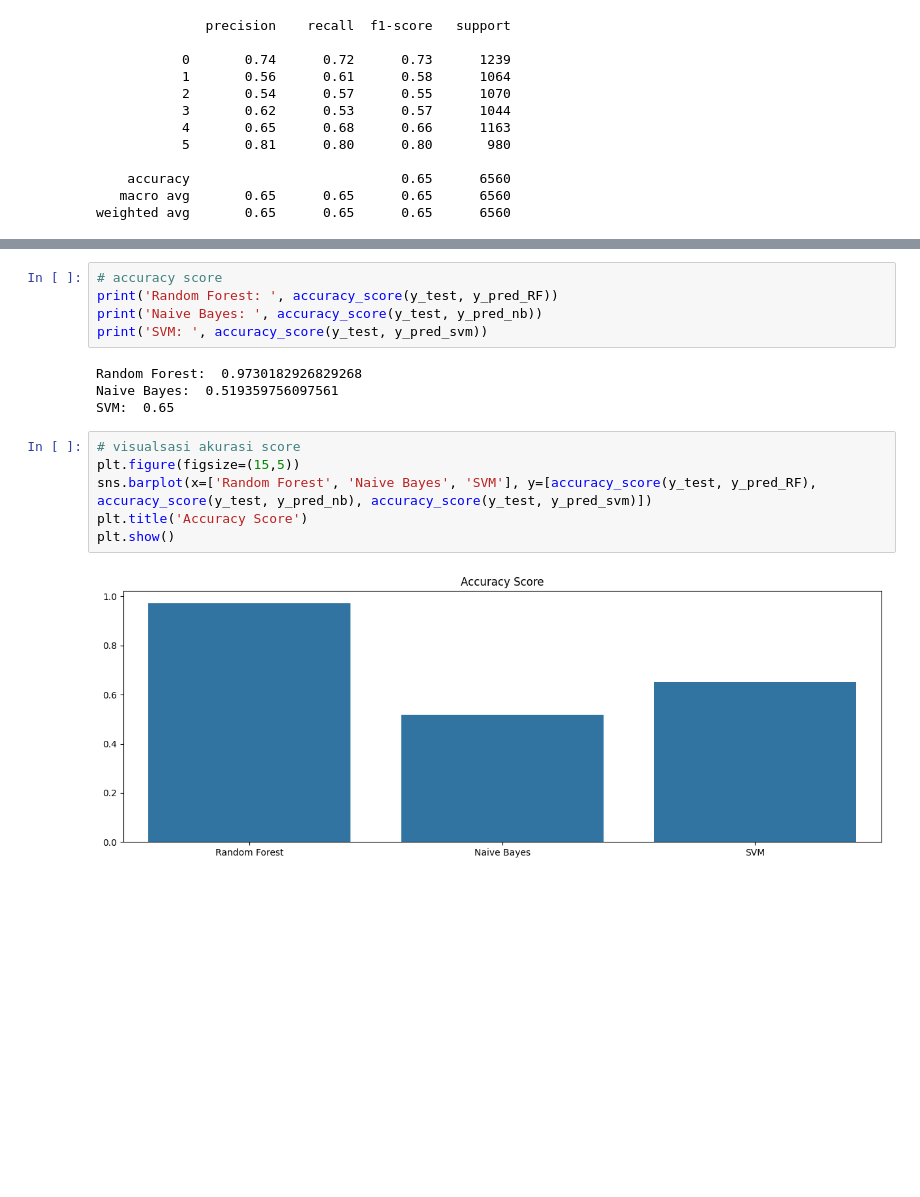
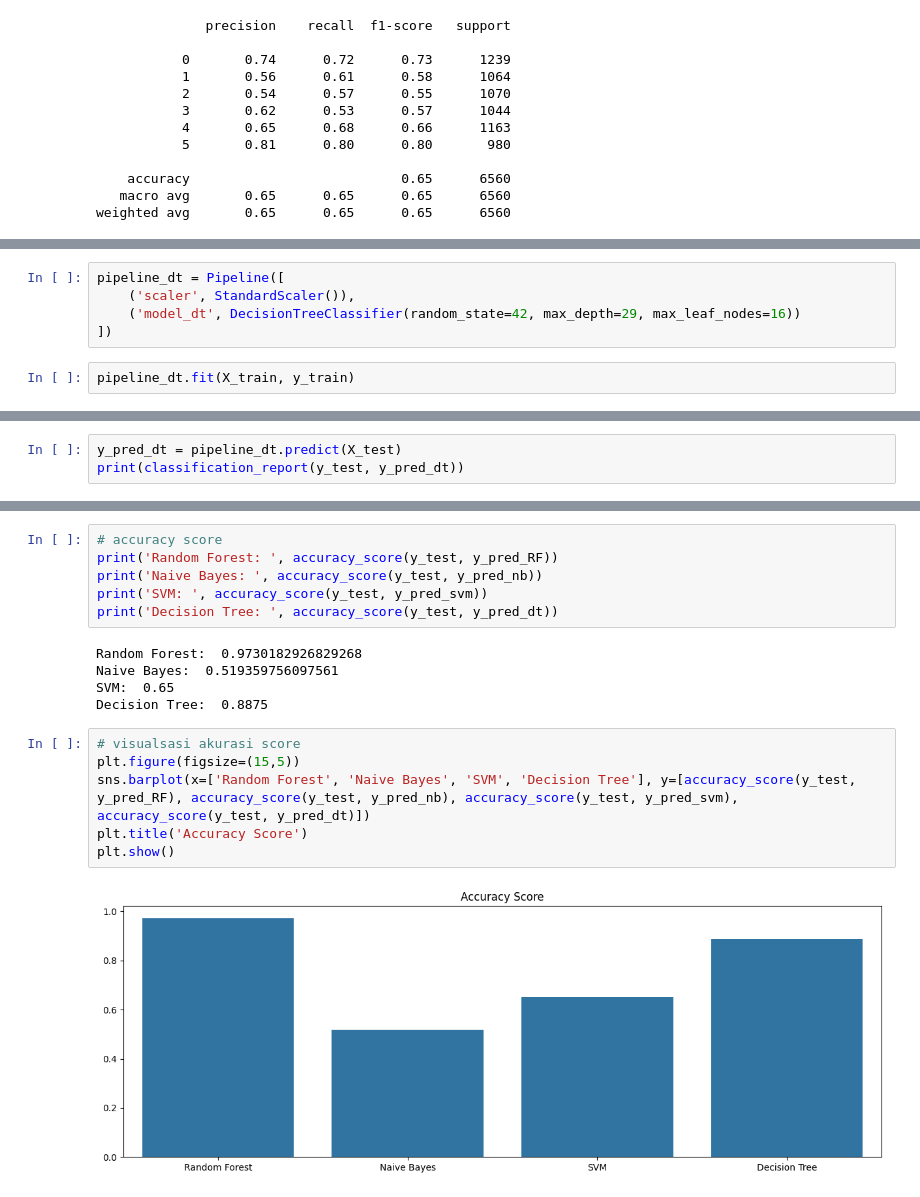
Before and after one commit to Red651/KlassifikasiSpotify, a Jupyter notebook: klassifikasiSpotify.ipynb, the cells around one changed output, grey strips where cells are left out. Cells and saved outputs as stored; diff of their text form; blank space fills up the shorter version.

Commit message:
update model

```diff
--- a/klassifikasiSpotify.ipynb
+++ b/klassifikasiSpotify.ipynb
@@ -156,0 +160,7 @@ weighted avg       0.65      0.65      0.65      6560
+# %%
+pipeline_dt = Pipeline([
+    ('scaler', StandardScaler()),
+    ('model_dt', DecisionTreeClassifier(random_state=42, max_depth=29, max_leaf_nodes=16))
+])
+# %%
+pipeline_dt.fit(X_train, y_train)
@@ -156,0 +172,3 @@ weighted avg       0.65      0.65      0.65      6560
+# %%
+y_pred_dt = pipeline_dt.predict(X_test)
+print(classification_report(y_test, y_pred_dt))
@@ -159,15 +190,17 @@ weighted avg       0.65      0.65      0.65      6560
 print('Random Forest: ', accuracy_score(y_test, y_pred_RF))
 print('Naive Bayes: ', accuracy_score(y_test, y_pred_nb))
 print('SVM: ', accuracy_score(y_test, y_pred_svm))
+print('Decision Tree: ', accuracy_score(y_test, y_pred_dt))
 # %% [output]
 Random Forest:  0.9730182926829268
 Naive Bayes:  0.519359756097561
 SVM:  0.65
+Decision Tree:  0.8875
 # %%
 # visualsasi akurasi score
 plt.figure(figsize=(15,5))
-sns.barplot(x=['Random Forest', 'Naive Bayes', 'SVM'], y=[accuracy_score(y_test, y_pred_RF), accuracy_score(y_test, y_pred_nb), accuracy_score(y_test, y_pred_svm)])
+sns.barplot(x=['Random Forest', 'Naive Bayes', 'SVM', 'Decision Tree'], y=[accuracy_score(y_test, y_pred_RF), accuracy_score(y_test, y_pred_nb), accuracy_score(y_test, y_pred_svm), accuracy_score(y_test, y_pred_dt)])
 plt.title('Accuracy Score')
 plt.show()
 # %% [output]
-[figure, old version]
+[figure, new version]
```
Also changed, not shown: parts of 3 cells of this notebook.
